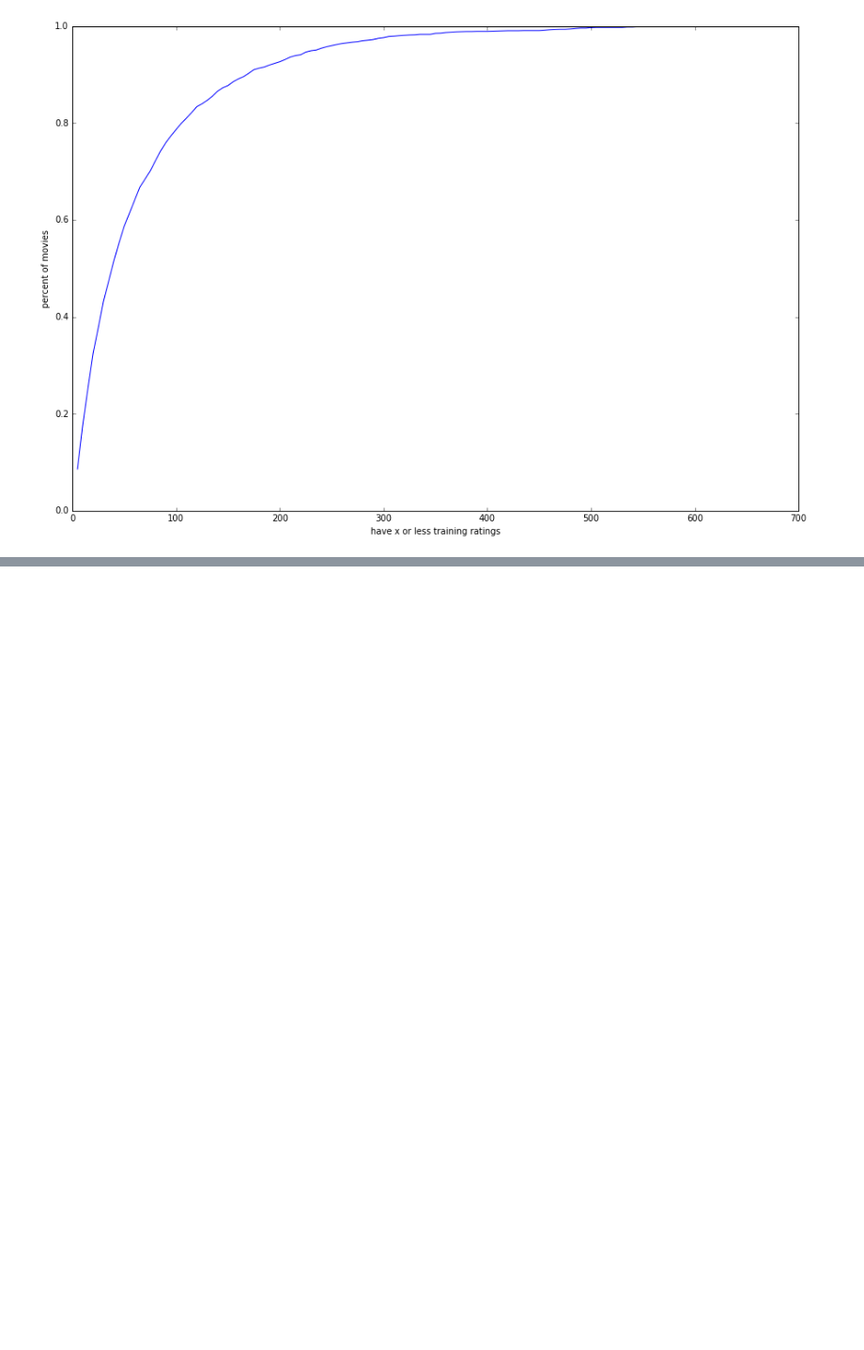
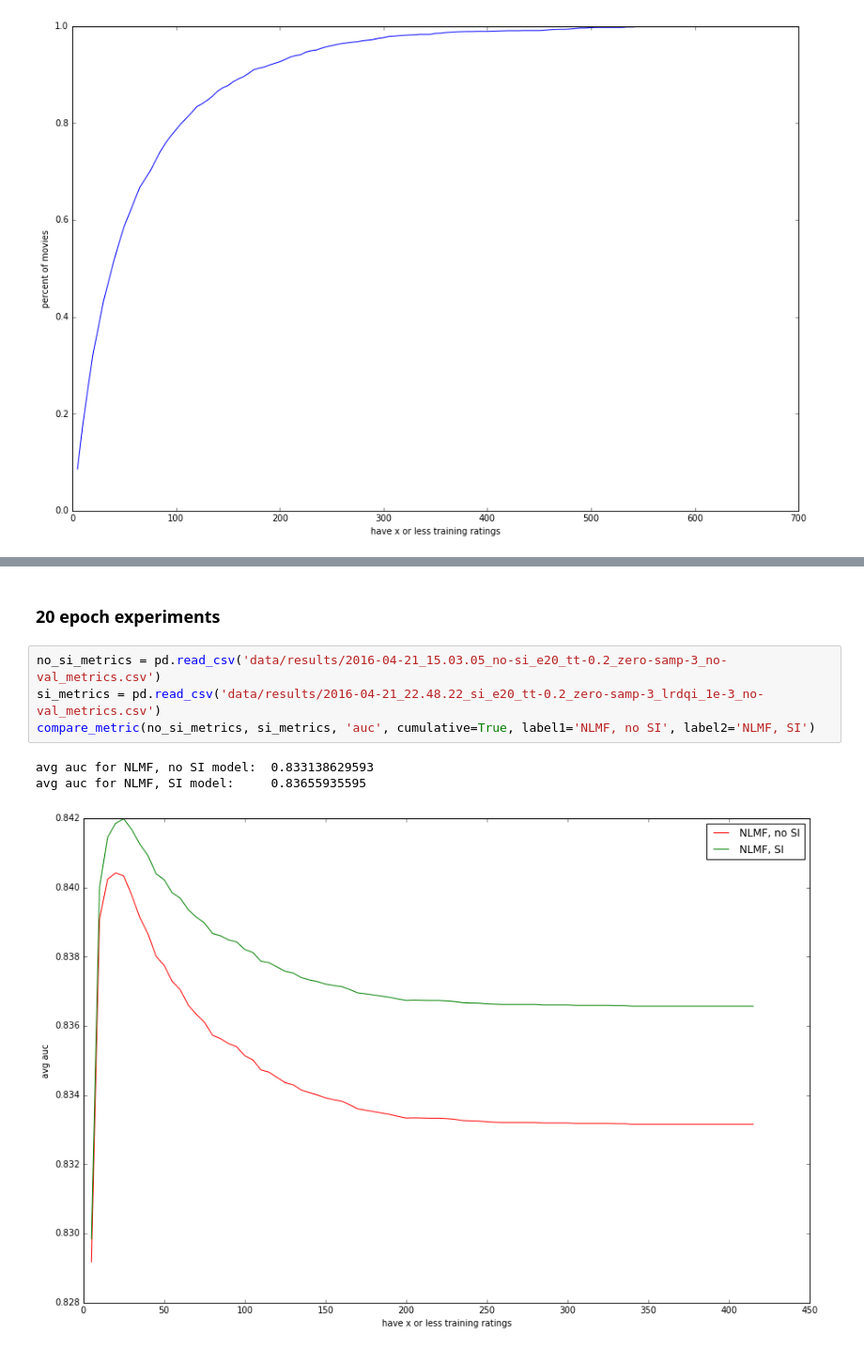
Before and after one commit to marcuniq/bsc-thesis, a Jupyter notebook: show_metrics.ipynb, the cells around one changed output, grey strips where cells are left out. Shown at 94% size. Saved outputs shown, nothing was run; the diff lists cells and outputs as text; blank space fills up the shorter version.

```diff
--- a/show_metrics.ipynb
+++ b/show_metrics.ipynb
@@ -187,0 +189,10 @@ avg reciprocal_rank for Side Information model: 0.642350838322
+# %% [markdown]
+### 20 epoch experiments
+# %%
+no_si_metrics = pd.read_csv('data/results/2016-04-21_15.03.05_no-si_e20_tt-0.2_zero-samp-3_no-val_metrics.csv')
+si_metrics = pd.read_csv('data/results/2016-04-21_22.48.22_si_e20_tt-0.2_zero-samp-3_lrdqi_1e-3_no-val_metrics.csv')
+compare_metric(no_si_metrics, si_metrics, 'auc', cumulative=True, label1='NLMF, no SI', label2='NLMF, SI')
+# %% [output]
+avg auc for NLMF, no SI model:  0.833138629593
+avg auc for NLMF, SI model:     0.83655935595
+[figure, added]
```
Also changed, not shown: parts of 26 cells of this notebook.
